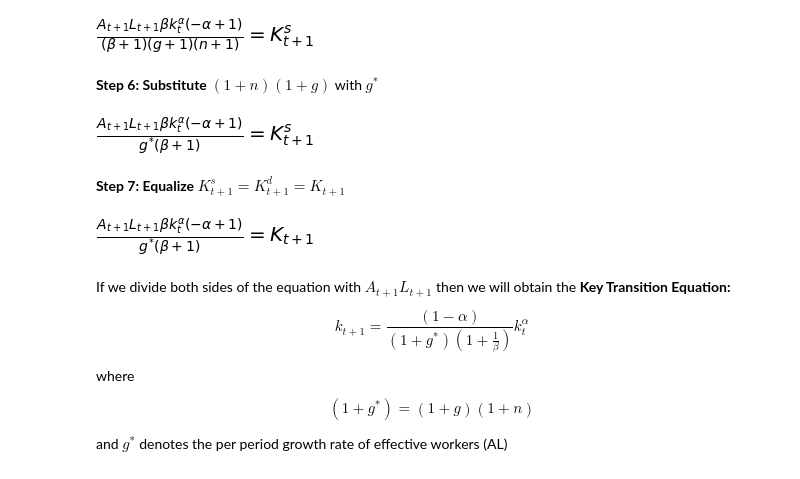
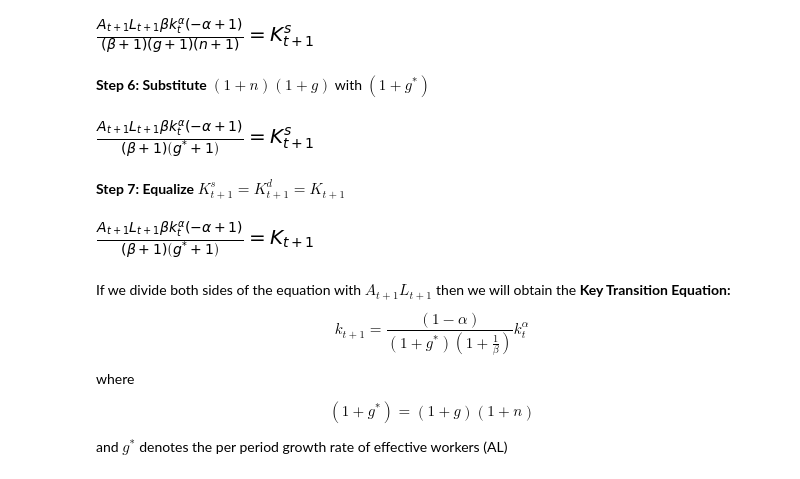
Before and after one commit to NumEconCopenhagen/projects-2019-bcg, a Jupyter notebook: modelproject/modelproject.ipynb, the cells around one changed output. Drawn from its saved outputs; the diff is of its cells as text; code cells hidden in the pictures.

```diff
--- a/modelproject/modelproject.ipynb
+++ b/modelproject/modelproject.ipynb
@@ -363,19 +363,19 @@ M
 # %% [output]
 [figure]
 # %% [markdown]
-**Step 6: Substitute** $(1+n)(1+g)$ with $g^{*}$
+**Step 6: Substitute** $(1+n)(1+g)$ with $(1+g^{*})$
 # %%
-N = M.subs(((1+g)*(1+n)), g1)
+N = M.subs(((1+g)*(1+n)), (g1+1))
 N
 # %% [output]
-[figure, old version]
+[figure, new version]
 # %% [markdown]
 **Step 7: Equalize** $K_{t+1}^{s} = K_{t+1}^{d} = K_{t+1}$
 # %%
 P = N.subs(Ks, K)
 P
 # %% [output]
-[figure, old version]
+[figure, new version]
 # %% [markdown]
 If we divide both sides of the equation with $A_{t+1}L_{t+1}$ then we will obtain the **Key Transition Equation:**
 
```
Also changed, not shown: parts of 8 cells of this notebook.
